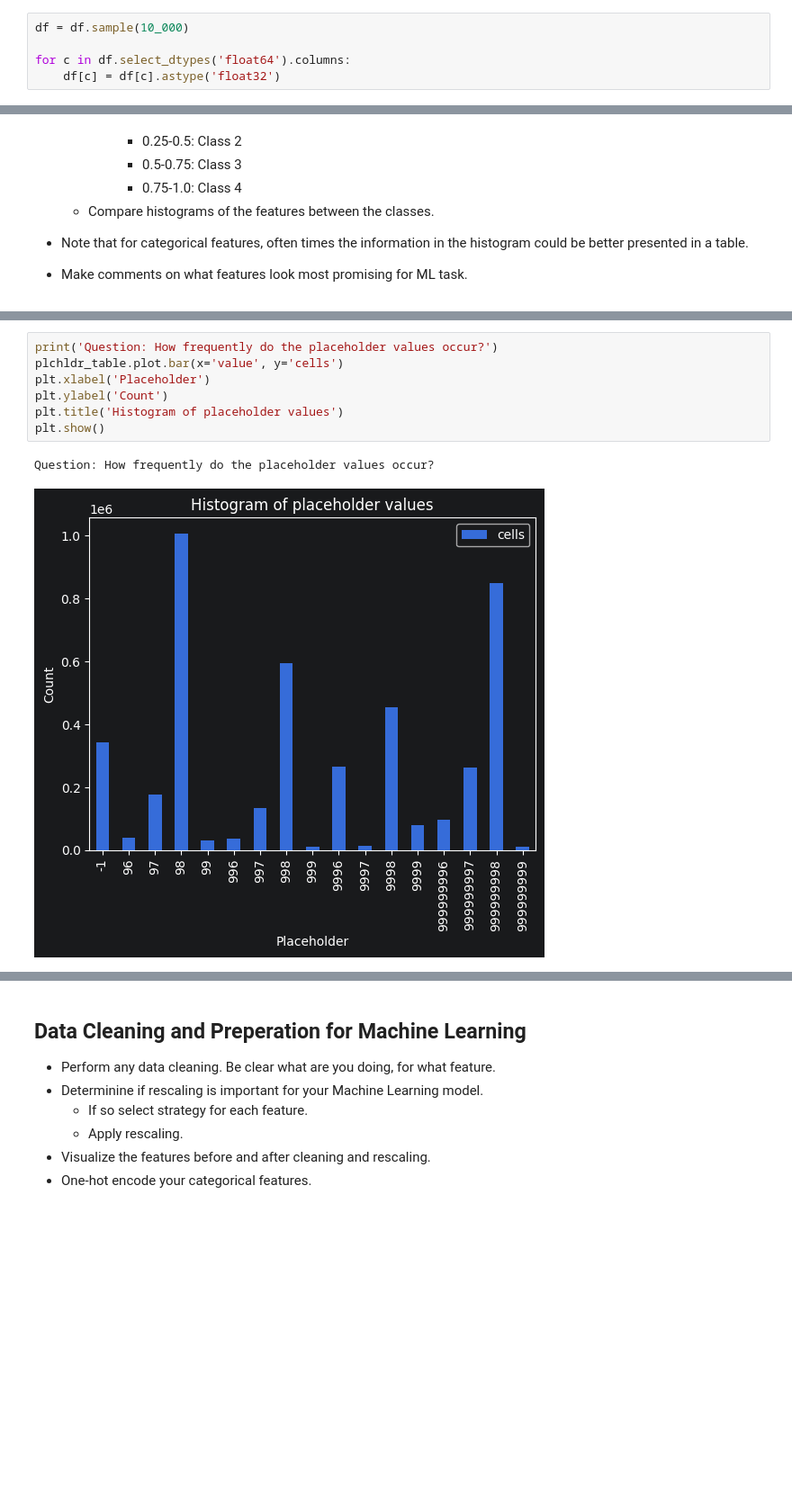
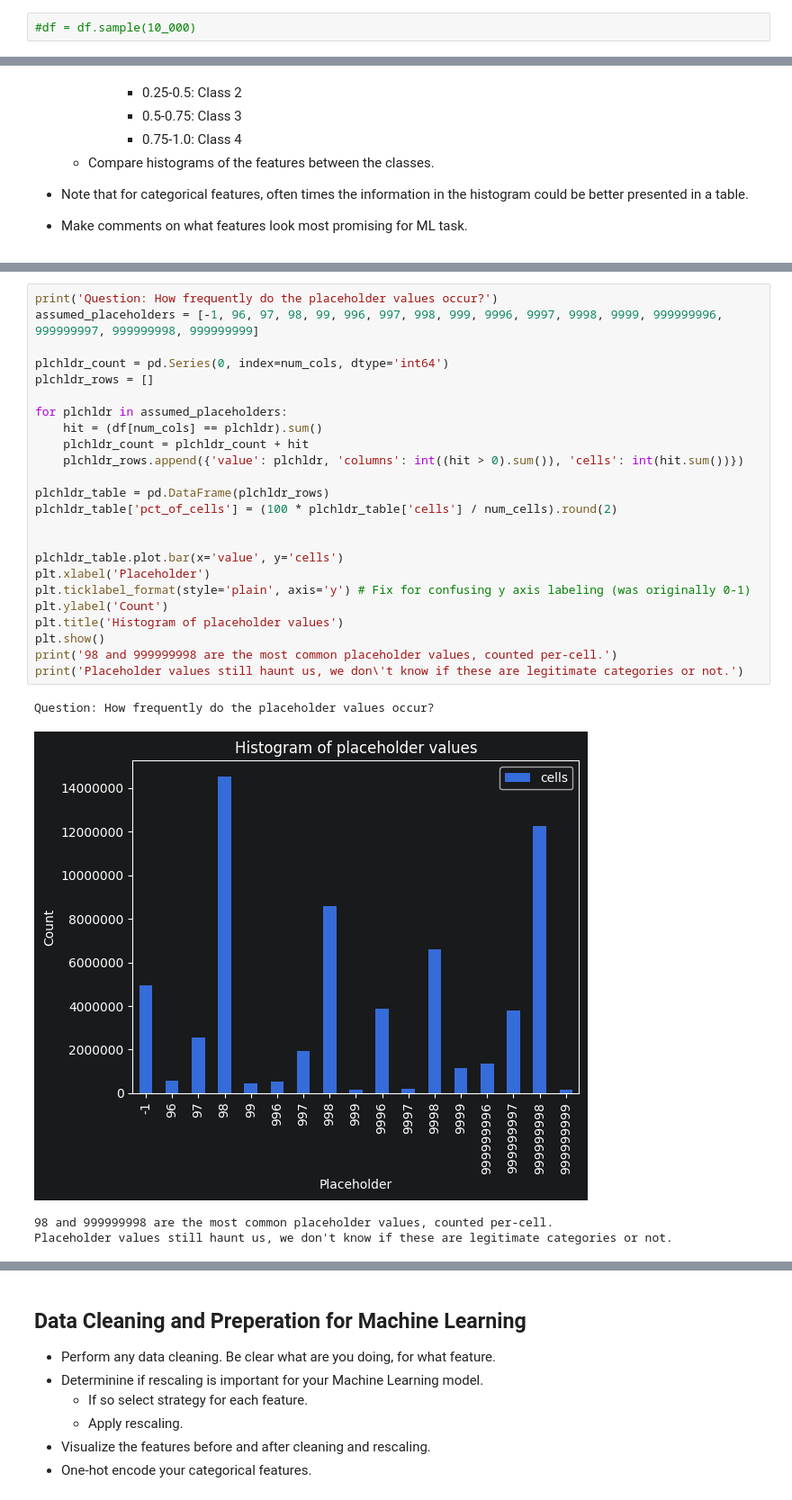
Before and after one commit to radtothebone/data-science-3402, a Jupyter notebook: Final Project/Final_Project.ipynb, the cells around one changed output, grey strips where cells are left out. Shown at 90% size. Drawn from its saved outputs; the diff is of its cells as text; blank space fills up the shorter version.

```diff
--- a/Final Project/Final_Project.ipynb
+++ b/Final Project/Final_Project.ipynb
@@ -66,10 +66,7 @@ import pandas as pd
 
 df = pd.read_csv('springleaf-marketing-response/train.csv', low_memory=False)
 # %%
-df = df.sample(10_000)
-
-for c in df.select_dtypes('float64').columns:
-    df[c] = df[c].astype('float32')
+#df = df.sample(10_000)
 # %%
 rows, cols = df.shape
 features = [c for c in df.columns if c not in ('ID', 'target')]
@@ -209,12 +215,31 @@ Question: Among columns missing more than 1% of values, as a percentage, how man
 # %%
 print('Question: How frequently do the placeholder values occur?')
+assumed_placeholders = [-1, 96, 97, 98, 99, 996, 997, 998, 999, 9996, 9997, 9998, 9999, 999999996, 999999997, 999999998, 999999999]
+
+plchldr_count = pd.Series(0, index=num_cols, dtype='int64')
+plchldr_rows = []
+
+for plchldr in assumed_placeholders:
+    hit = (df[num_cols] == plchldr).sum()
+    plchldr_count = plchldr_count + hit
+    plchldr_rows.append({'value': plchldr, 'columns': int((hit > 0).sum()), 'cells': int(hit.sum())})
+
+plchldr_table = pd.DataFrame(plchldr_rows)
+plchldr_table['pct_of_cells'] = (100 * plchldr_table['cells'] / num_cells).round(2)
+
+
 plchldr_table.plot.bar(x='value', y='cells')
 plt.xlabel('Placeholder')
+plt.ticklabel_format(style='plain', axis='y') # Fix for confusing y axis labeling (was originally 0-1)
 plt.ylabel('Count')
 plt.title('Histogram of placeholder values')
 plt.show()
+print('98 and 999999998 are the most common placeholder values, counted per-cell.')
+print('Placeholder values still haunt us, we don\'t know if these are legitimate categories or not.')
 # %% [output]
 Question: How frequently do the placeholder values occur?
-[figure, old version]
+[figure, new version]
+98 and 999999998 are the most common placeholder values, counted per-cell.
+Placeholder values still haunt us, we don't know if these are legitimate categories or not.
 # %%
 print('Question: What features appear to be most promising?')
```
Also changed, not shown: parts of 19 cells of this notebook.
